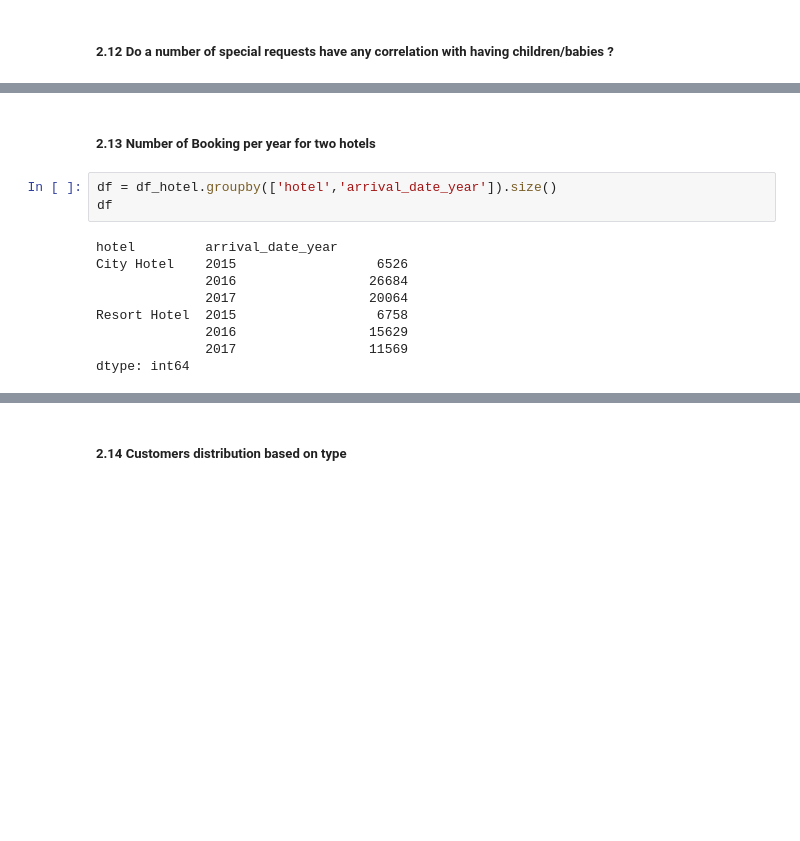
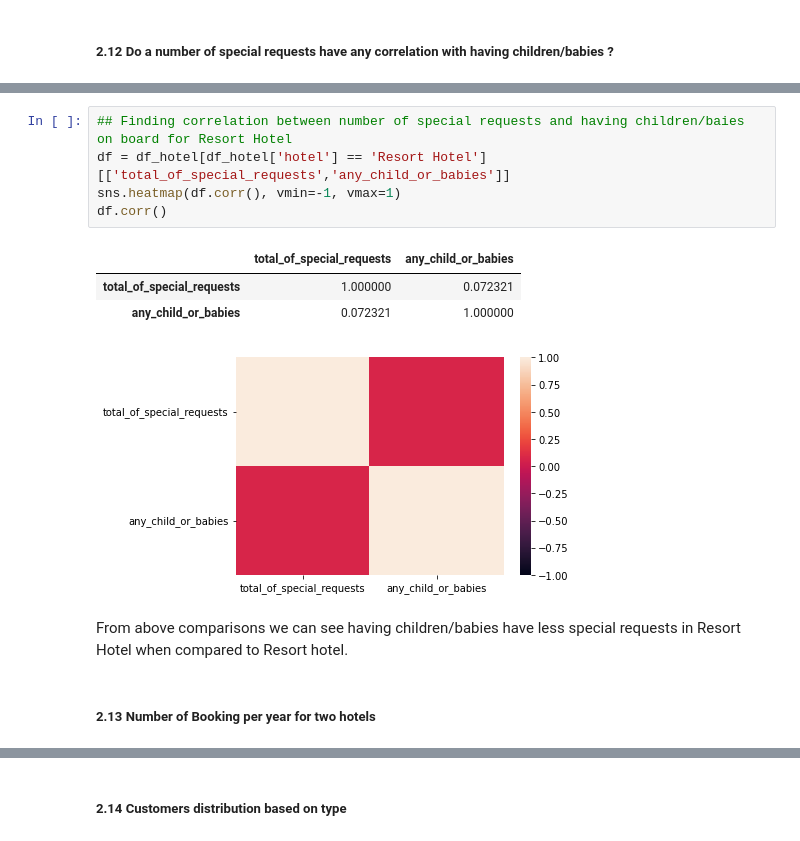
Before and after one commit to anshitagawade/Hotel-Booking-Analysis, a Jupyter notebook: Teams_Notebook__EDA_Hotel_Booking_Analysis.ipynb, the cells around one changed output, grey strips where cells are left out. Cells and saved outputs as stored; diff of their text form; blank space fills up the shorter version.

```diff
--- a/Teams_Notebook__EDA_Hotel_Booking_Analysis.ipynb
+++ b/Teams_Notebook__EDA_Hotel_Booking_Analysis.ipynb
@@ -584,14 +623,14 @@ df.corr()
+# %%
+## Finding correlation between number of special requests and having children/baies on board for Resort Hotel
+df = df_hotel[df_hotel['hotel'] == 'Resort Hotel'][['total_of_special_requests','any_child_or_babies']]
+sns.heatmap(df.corr(), vmin=-1, vmax=1)
+df.corr()
+# %% [output]
+|  | total_of_special_requests | any_child_or_babies |
+| total_of_special_requests | 1.000000 | 0.072321 |
+| any_child_or_babies | 0.072321 | 1.000000 |
+[figure, added]
+# %% [markdown]
+From above comparisons we can see having children/babies have less special requests in Resort Hotel when compared to Resort hotel.
 # %% [markdown]
 ##### 2.13 Number of Booking per year for two hotels
-# %%
-df = df_hotel.groupby(['hotel','arrival_date_year']).size()
-df
-# %% [output]
-hotel         arrival_date_year
-City Hotel    2015                  6526
-              2016                 26684
-              2017                 20064
-Resort Hotel  2015                  6758
-              2016                 15629
-              2017                 11569
-dtype: int64
```
Also changed, not shown: parts of 37 cells of this notebook.
